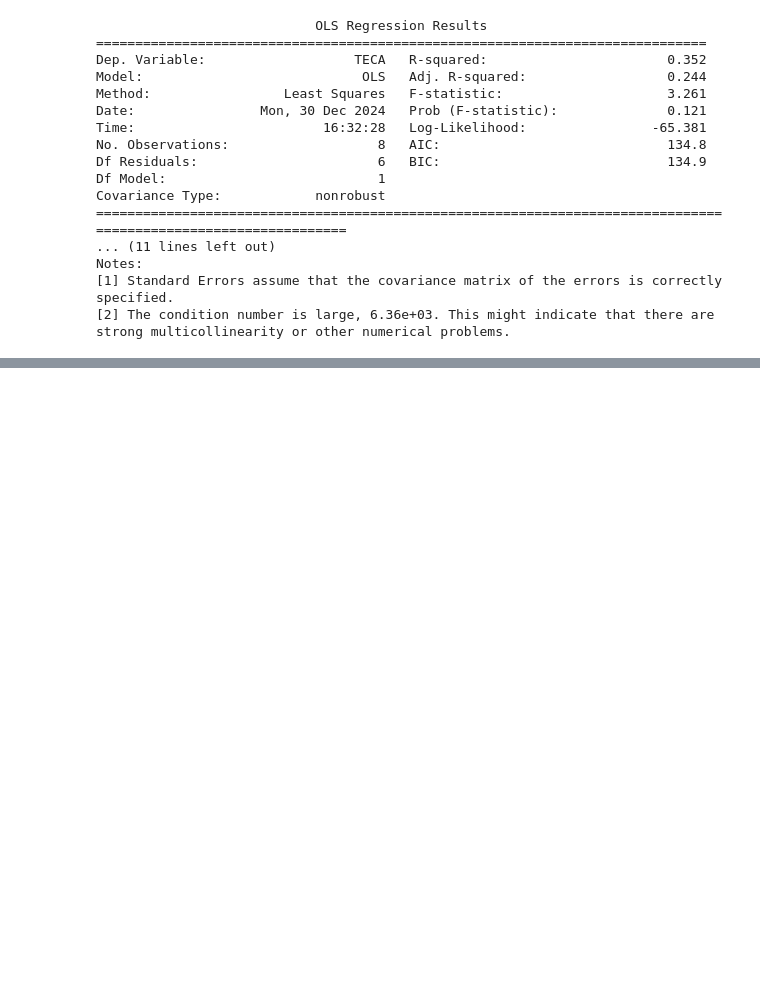
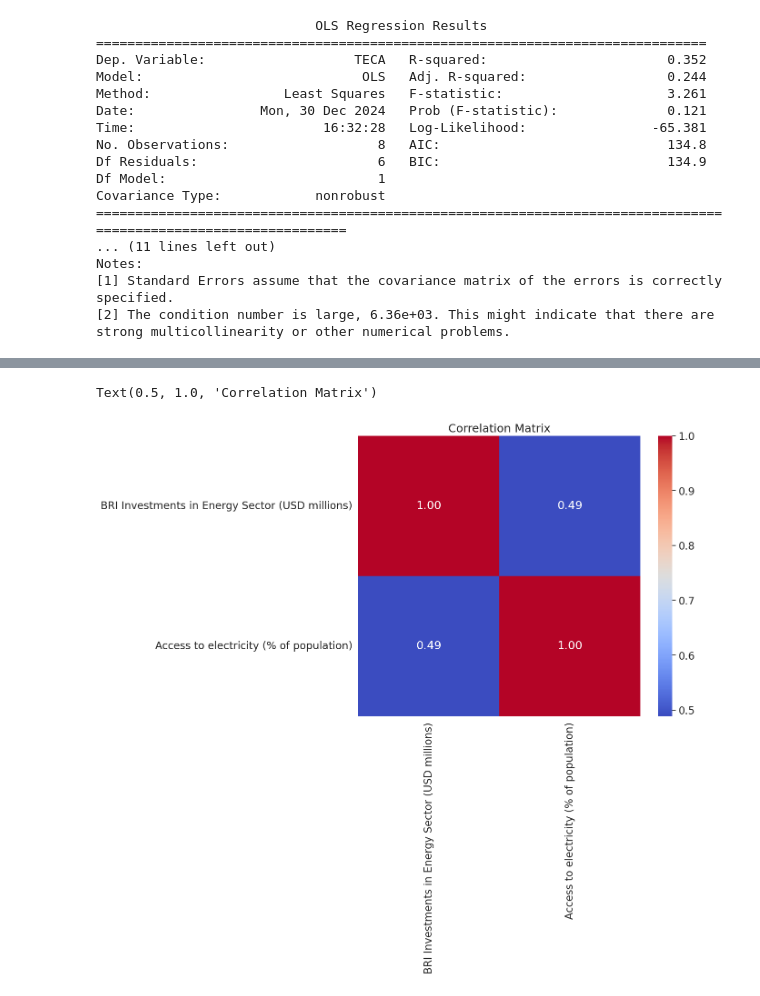
Before and after one commit to ilinashah177/Coursework-Website, a Jupyter notebook: Copy_of_Regression_Investments_and_Energy_Capacity.ipynb, the cells around one changed output, grey strips where cells are left out. Saved outputs shown, nothing was run; the diff lists cells and outputs as text; code cells hidden in the pictures; blank space fills up the shorter version.

```diff
--- a/Copy_of_Regression_Investments_and_Energy_Capacity.ipynb
+++ b/Copy_of_Regression_Investments_and_Energy_Capacity.ipynb
@@ -451,0 +477,12 @@ strong multicollinearity or other numerical problems.
+# %%
+import pandas as pd
+
+#Name of uploaded file
+file_name = 'Data Group14 Coursework.xlsx'
+
+#Read data from the two sheets
+sheet1_df3 = pd.read_excel(file_name, sheet_name='BRI investments')
+sheet2_df3 = pd.read_excel(file_name, sheet_name='Access to electricity')
+
+sheet1_df3_cleaned = remove_unnamed_columns(sheet1_df3)
+sheet2_df3_cleaned = remove_unnamed_columns(sheet2_df3)
@@ -451,0 +569,10 @@ strong multicollinearity or other numerical problems.
+# %%
+sns.heatmap(data3_cleaned[['BRI Investments in Energy Sector (USD millions)','Access to electricity (% of population)']].corr(), #Plot a correlation matrix
+            annot=True, #Show the correlation values on the plot
+            fmt=".2f", #Set the format of the correlation values to be two decimal places
+            cmap='coolwarm') #Set the color palette to be coolwarm (blue for negative correlations, red for positive correlations)
+
+plt.title('Correlation Matrix') #Add a title
+# %% [output]
+Text(0.5, 1.0, 'Correlation Matrix')
+[figure, added]
```
Also changed, not shown: parts of 20 cells of this notebook.
